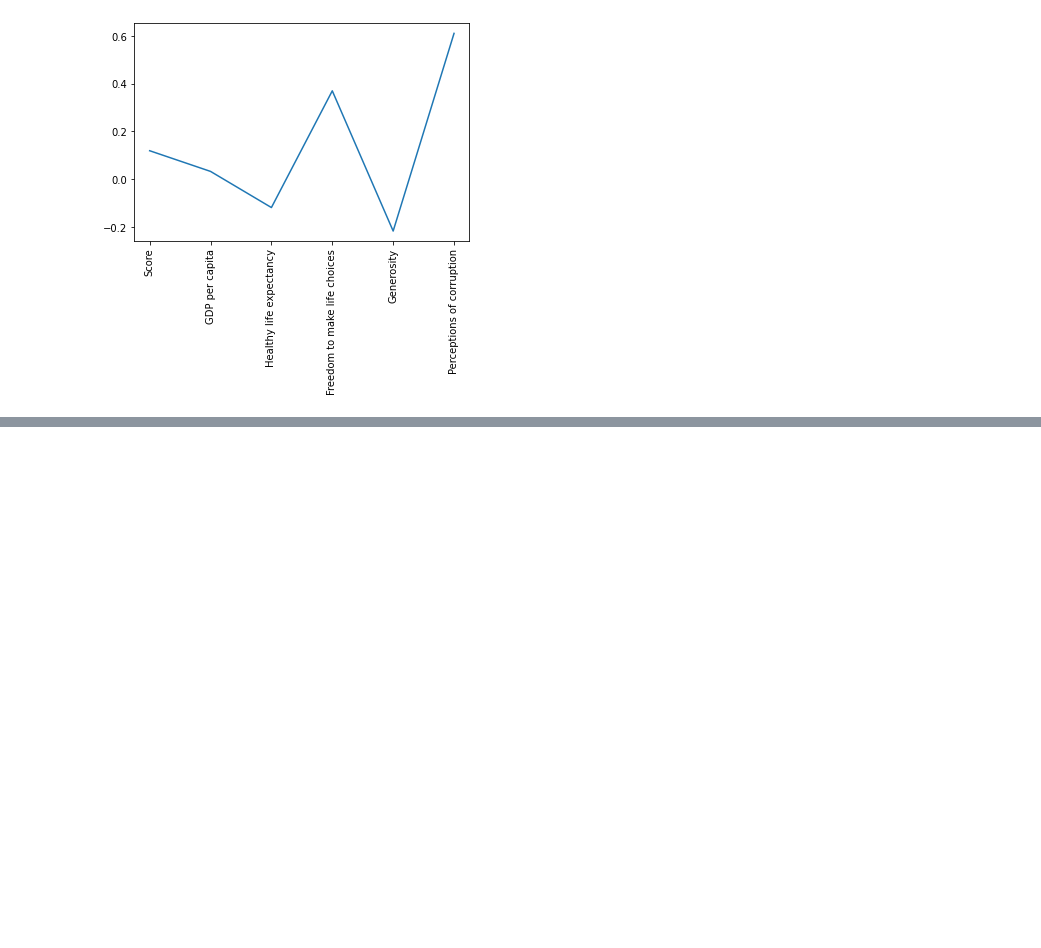
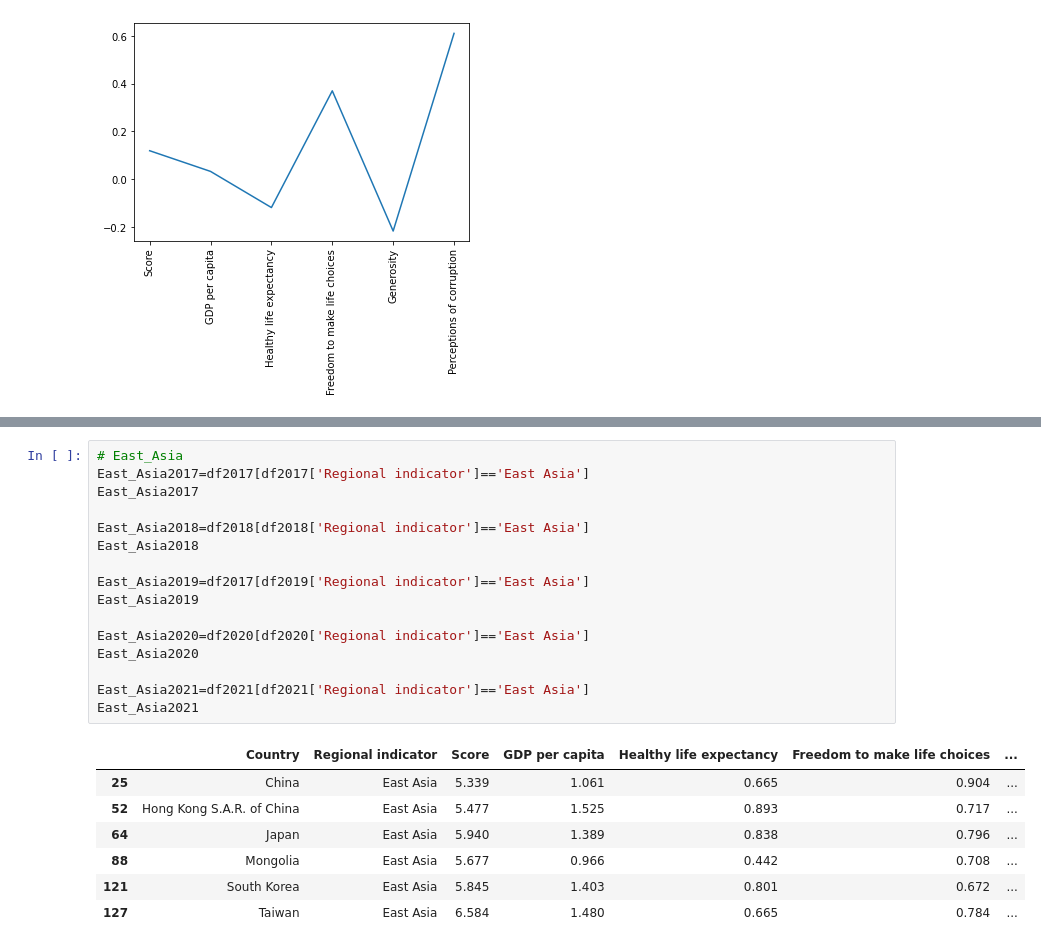
Before and after one commit to Sim-mi-gyeong/DataAnalysis, a Jupyter notebook: TermProject09_Before_and_After_COVID_19.ipynb, the cells around one changed output, grey strips where cells are left out. Drawn from its saved outputs; the diff is of its cells as text; blank space fills up the shorter version.

```diff
--- a/TermProject09_Before_and_After_COVID_19.ipynb
+++ b/TermProject09_Before_and_After_COVID_19.ipynb
@@ -175,0 +186,24 @@ mean_diff
+# %%
+# East_Asia
+East_Asia2017=df2017[df2017['Regional indicator']=='East Asia']
+East_Asia2017
+
+East_Asia2018=df2018[df2018['Regional indicator']=='East Asia']
+East_Asia2018
+
+East_Asia2019=df2017[df2019['Regional indicator']=='East Asia']
+East_Asia2019
+
+East_Asia2020=df2020[df2020['Regional indicator']=='East Asia']
+East_Asia2020
+
+East_Asia2021=df2021[df2021['Regional indicator']=='East Asia']
+East_Asia2021
+# %% [output]
+|  | Country | Regional indicator | Score | GDP per capita | Healthy life expectancy | Freedom to make life choices | ... |
+| 25 | China | East Asia | 5.339 | 1.061 | 0.665 | 0.904 | ... |
+| 52 | Hong Kong S.A.R. of China | East Asia | 5.477 | 1.525 | 0.893 | 0.717 | ... |
+| 64 | Japan | East Asia | 5.940 | 1.389 | 0.838 | 0.796 | ... |
+| 88 | Mongolia | East Asia | 5.677 | 0.966 | 0.442 | 0.708 | ... |
+| 121 | South Korea | East Asia | 5.845 | 1.403 | 0.801 | 0.672 | ... |
+| 127 | Taiwan | East Asia | 6.584 | 1.480 | 0.665 | 0.784 | ... |
```
Also changed, not shown: parts of 9 cells of this notebook.
